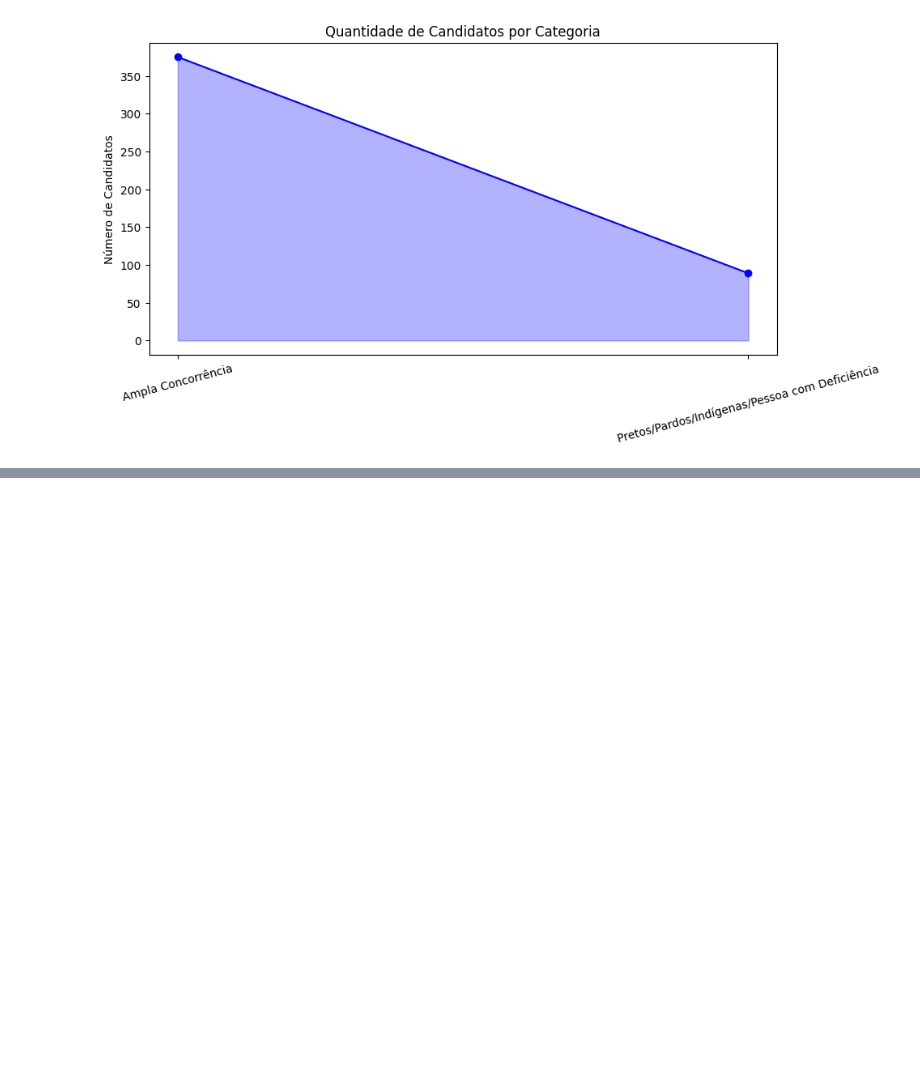
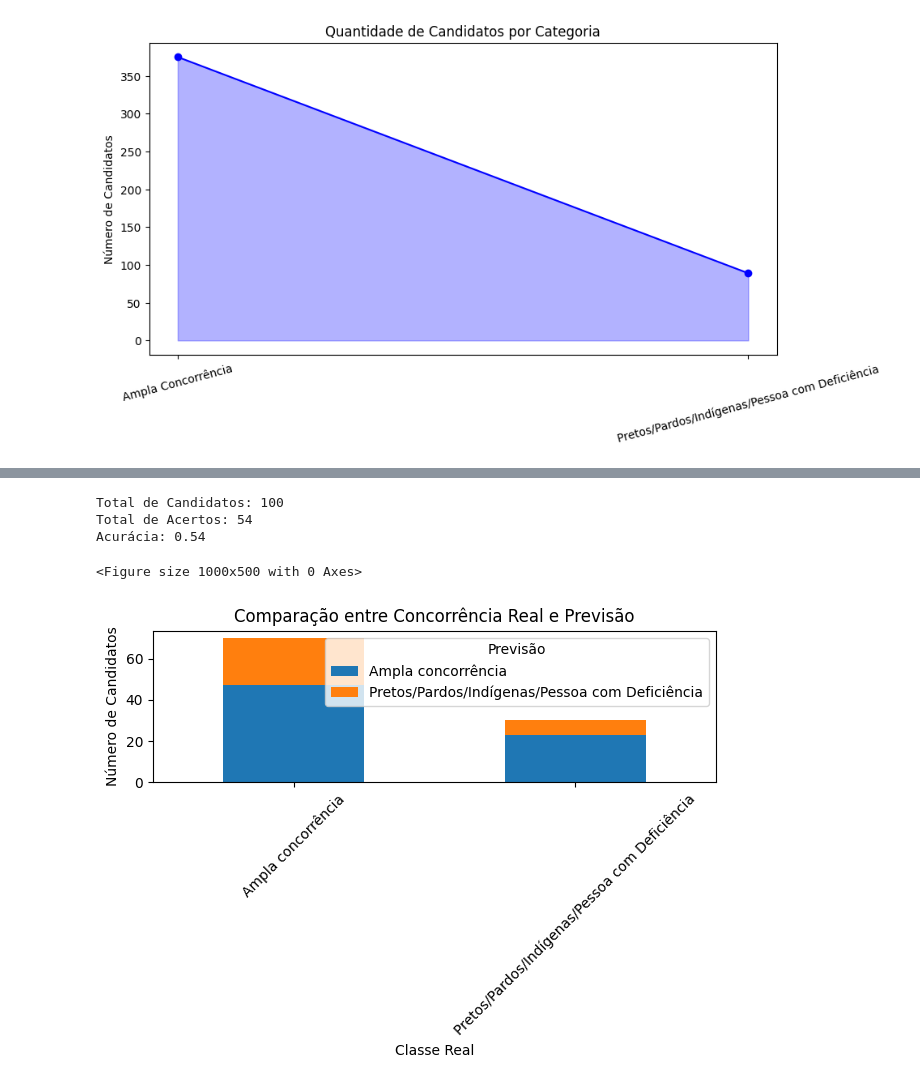
Before and after one commit to JocimarGalante/inscritos_ifsuldeminas, a Jupyter notebook: main.ipynb, the cells around one changed output, grey strips where cells are left out. Cells and saved outputs as stored; diff of their text form; code cells hidden in the pictures; blank space fills up the shorter version.

Commit message:
Criando dados de teste

```diff
--- a/main.ipynb
+++ b/main.ipynb
@@ -153,0 +196,61 @@ plt.show()
+# %%
+import pandas as pd
+import numpy as np
+import matplotlib.pyplot as plt
+
+# Configurando a semente para reprodução
+np.random.seed(42)
+
+# Criando dados de teste
+num_candidatos = 100
+nombres = [f'Candidato {i}' for i in range(num_candidatos)]
+concorrencia = np.random.choice(
+    ['Ampla concorrência', 'Pretos/Pardos/Indígenas/Pessoa com Deficiência'],
+    size=num_candidatos,
+    p=[0.7, 0.3]  # 70% para Ampla e 30% para o grupo específico
+)
+
+# Criando o DataFrame
+tabela = pd.DataFrame({'Nome': nombres, 'Concorrência': concorrencia})
+
+# Simulando previsões
+previsoes = np.random.choice(
+    ['Ampla concorrência', 'Pretos/Pardos/Indígenas/Pessoa com Deficiência'],
+    size=num_candidatos,
+    p=[0.7, 0.3]
+)
+
+# Adicionando as previsões ao DataFrame
+tabela['Previsão'] = previsoes
+
+# Calculando a acurácia
+acertos = (tabela['Concorrência'] == tabela['Previsão']).sum()
+acuracia = acertos / num_candidatos
+
+# Exibindo os resultados
+print("Total de Candidatos:", num_candidatos)
+print("Total de Acertos:", acertos)
+print("Acurácia:", acuracia)
+
+# Criando um gráfico para comparar as classes reais e as previsões
+plt.figure(figsize=(10, 5))
+
+# Contando os valores
+contagem = tabela.groupby(['Concorrência', 'Previsão']).size().unstack(fill_value=0)
+
+# Plotando o gráfico
+contagem.plot(kind='bar', stacked=True)
+
+plt.title('Comparação entre Concorrência Real e Previsão')
+plt.xlabel('Classe Real')
+plt.ylabel('Número de Candidatos')
+plt.xticks(rotation=45)
+plt.legend(title='Previsão')
+plt.tight_layout()
+plt.show()
+# %% [output]
+Total de Candidatos: 100
+Total de Acertos: 54
+Acurácia: 0.54
+<Figure size 1000x500 with 0 Axes>
+[figure, added]
```
Also changed, not shown: parts of 1 cell of this notebook.
